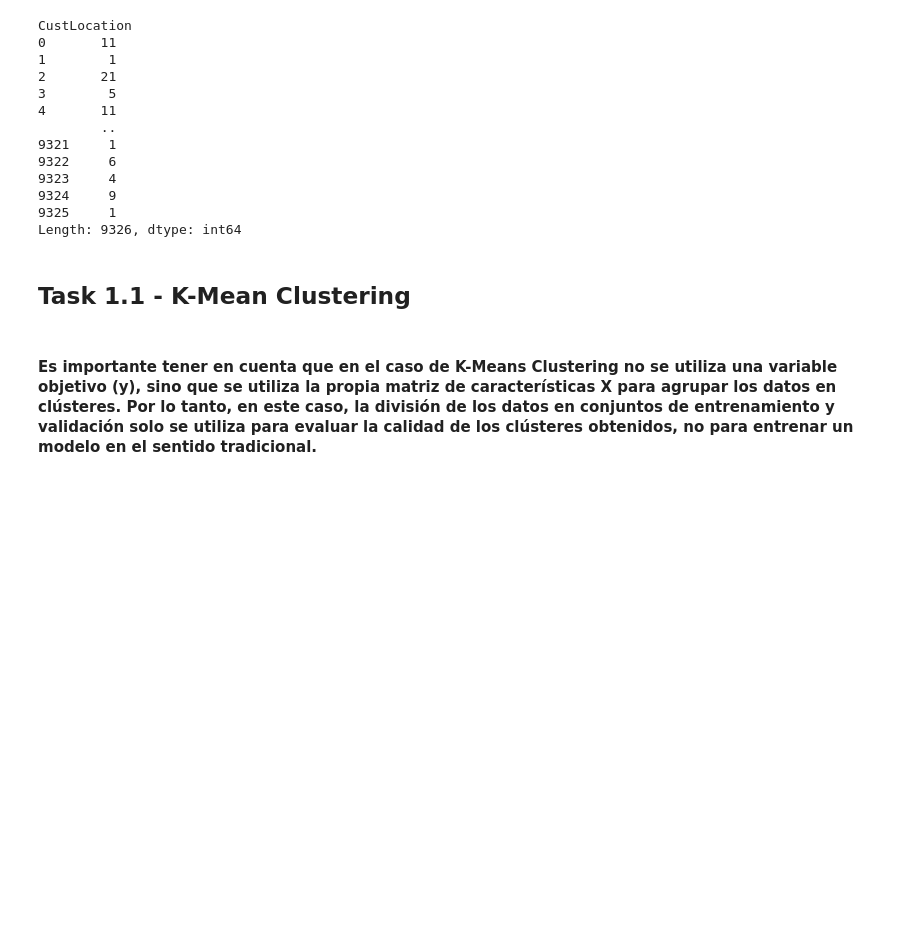
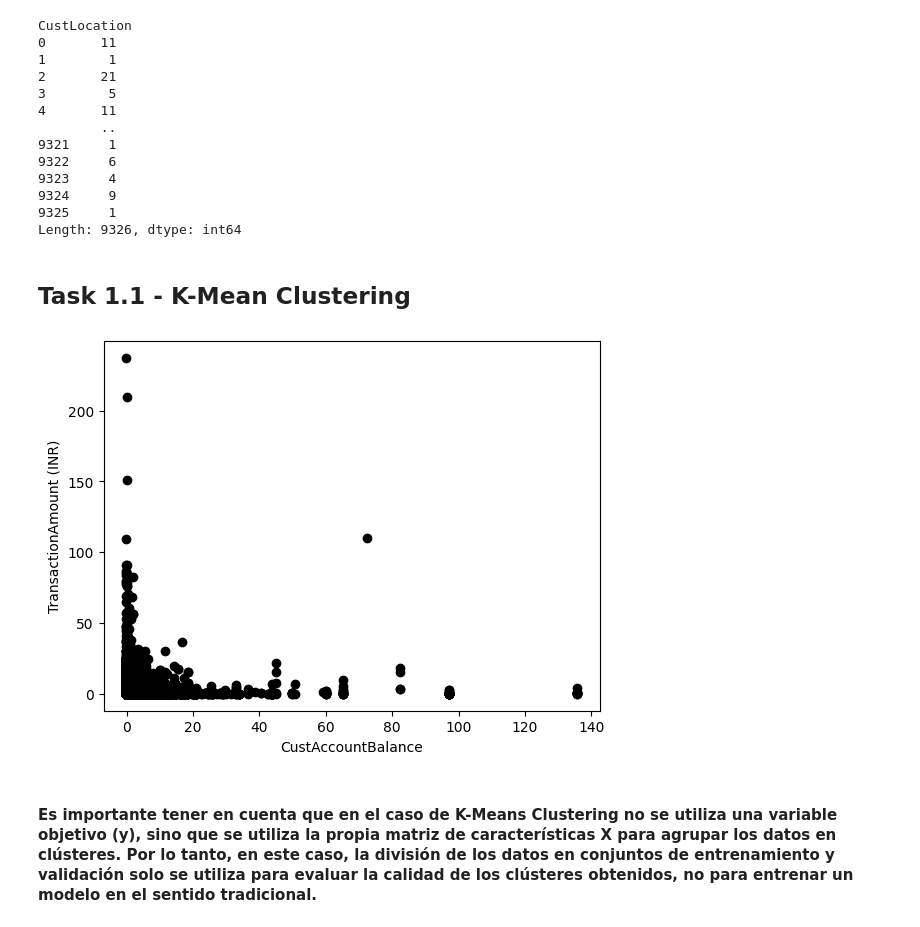
Before and after one commit to unclepete-20/lab7-k-means, a Jupyter notebook: src/k_means.ipynb, the cells around one changed output. Drawn from its saved outputs; the diff is of its cells as text; code cells hidden in the pictures; blank space fills up the shorter version.

```diff
--- a/src/k_means.ipynb
+++ b/src/k_means.ipynb
@@ -131,8 +131,9 @@ See the caveats in the documentation: https://pandas.pydata.org/pandas-docs/stab
 | 1048566 | 1.0 | PUNE | -0.046948 | 181222 | -0.061897 |
 1044946 rows × 5 columns
 # %%
-median_balance = data["CustAccountBalance"].median()
-data.loc[:, "CustAccountBalance"] = data["CustAccountBalance"].fillna(median_balance)
+median_balance = data[["CustAccountBalance"]].median()
+fill_median = data[["CustAccountBalance"]].fillna(median_balance)
+data.loc[:, "CustAccountBalance"] = fill_median
 data
 # %% [output]
 A value is trying to be set on a copy of a slice from a DataFrame.
@@ -251,3 +230,14 @@ class KMeans:
+# %%
+# Comenzamos seleccionando las variables que nos interesan.
+X = data[["CustAccountBalance", "TransactionAmount (INR)"]]
+
+# Se grafican los puntos
+plt.scatter(X["CustAccountBalance"], X["TransactionAmount (INR)"], c='black')
+plt.xlabel('CustAccountBalance')
+plt.ylabel('TransactionAmount (INR)')
+plt.show()
+# %% [output]
+[figure, added]
 # %% [markdown]
 #### Es importante tener en cuenta que en el caso de K-Means Clustering no se utiliza una variable objetivo (y), sino que se utiliza la propia matriz de características X para agrupar los datos en clústeres. Por lo tanto, en este caso, la división de los datos en conjuntos de entrenamiento y validación solo se utiliza para evaluar la calidad de los clústeres obtenidos, no para entrenar un modelo en el sentido tradicional.
 # %%
```
Also changed, not shown: parts of 3 cells of this notebook.
